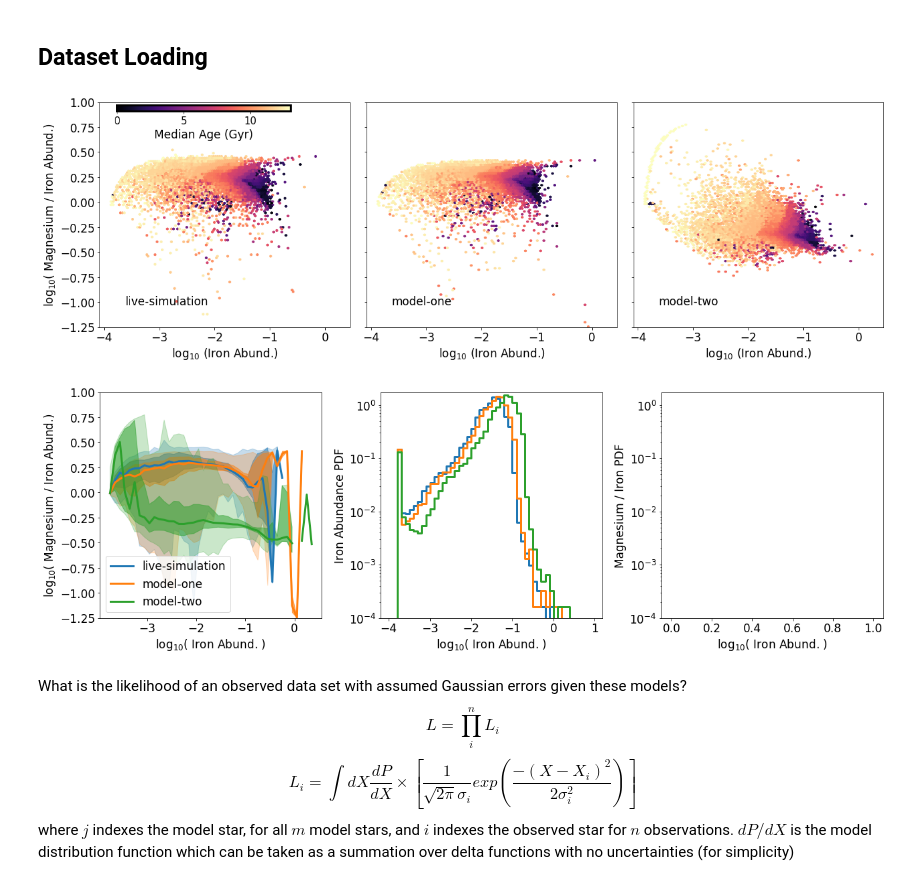
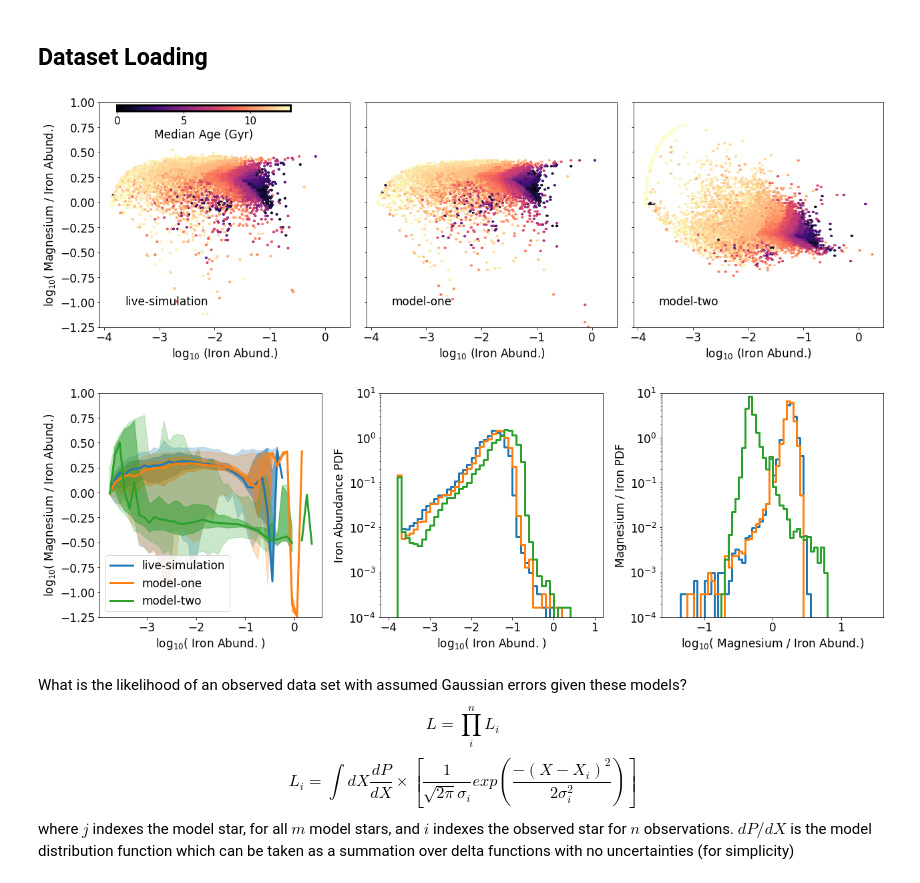
Before and after one commit to aemerick/eeda, a Jupyter notebook: insight/technical_demonstration.ipynb, the cells around one changed output. Saved outputs shown, nothing was run; the diff lists cells and outputs as text; code cells hidden in the pictures.

Commit message:
Final tweaks making sure things look good. Couple headers. Plotting mg/fe abundance plot... forgot this before... oops

```diff
--- a/insight/technical_demonstration.ipynb
+++ b/insight/technical_demonstration.ipynb
@@ -327,13 +341,20 @@ def weighted_median(vals_array):
 
     return weighted_percentile(val, 50.0, weight=weight)
 
+# make sure rc settings are ON
 setup_plots()
-from matplotlib.colors import LogNorm
 
 
 nrow = 1
 ncol = 3
 fs   = 6
+
+#
+#
+# Plot a canonical plot of stellar abundance information
+# for these datasets, comparing the abundance of
+# magnesium and iron in stars, colored by their median age
+#
 
 fig,all_ax = plt.subplots(nrow,ncol,sharex=True,sharey=True)
 fig.set_size_inches(ncol*fs,nrow*fs)
@@ -382,11 +403,10 @@ for i in range(3):
     all_ax[i].set_xlabel(r'log$_{10}$ (Iron Abund.)')
     all_ax[i].set_ylim(-1.25,1.0)
 
-def _set_colorbar_properties(image, axes_coords, color = 'white'):
 
-
-    return cbar
-
+#
+# Place the colorbar nicely and label
+#
 left = 0.1
 upper = 0.91
 cb_ax = fig.add_axes([left,upper,0.2,0.02])
@@ -399,61 +419,72 @@ plt.tight_layout()
 plt.show()
 
 plt.close()
+
+# ----------------------------------------------------------------------------------------
 #
+# Make a second plot showing more details of the particular distributions
 #
+# 1) [Mg/Fe] vs. [Fe/H]
+# 2) [Fe/H] PDF
+# 3  [Mg/Fe] PDF
 #
 
 fig,all_ax = plt.subplots(nrow,ncol)
 fig.set_size_inches(ncol*fs,nrow*fs)
-#fig.subplots_adjust(hspace=0)
 
 #
 # Compare all 3 datasets using running medians
 # and 1 and 3 sigma shading around the median
 #
 for i,name in enumerate(all_df.keys()):
 
+    # compute statistics of mg / iron
+    # as a function of iron
     stats = binned_statistics(all_df[name].fe_over_h, all_df[name].mg_over_fe,
                               bins=np.arange(-4,1.01,0.1), weights = all_df[name].mass)
 
     color = 'C%i'%(i)
+    # plot the median
     all_ax[0].plot(stats['bins_mid'], stats['median'], lw = 3, color = color,
                    label = name, ls = '-')
+
+    # shade in scatter around median
     all_ax[0].fill_between(stats['bins_mid'], stats['percent_16'], stats['percent_84'],
                            color = color, alpha = 0.5)
-
     all_ax[0].fill_between(stats['bins_mid'], stats['percent_0.1'], stats['percent_99'],
                            color = color, alpha = 0.25)
 
+    # use the binned statistics results to plot the iron histogram
     all_ax[1].step(stats['bins_mid'], stats['number']/(1.0*np.sum(1.0*stats['number'])) / stats['bins_diff'], lw = 3, where='mid')
-    #all_ax[1].plot(stats['bins_mid'], stats['1-sigma_range'], lw = 3, color = color)
-    #all_ax[2].plot(stats['bins_mid'], stats['3-sigma_range'], lw = 3, color = color)
 
+    # bin the magnesium over iron data and plot
+    hist,bins = np.histogram(all_df[name].mg_over_fe, bins = np.arange(-1.5,1.51,0.05))
+    all_ax[2].step(0.5*(bins[1:]+bins[:-1]), hist/(1.0*np.sum(hist)) / (bins[1:]-bins[:-1]), lw = 3, where = 'mid')
 
-#ax.plot(stats['bins_mid'], stats['median'])
-#ax.fill_between(stats['bins_mid'], stats['percent_16'],
-#                                    stats['percent_84'], alpha = 0.5,color = 'black')
-#ax.fill_between(stats['bins_mid'], stats['percent_0.1'],
-#                                    stats['percent_99'], alpha = 0.5,color = 'grey')
-#ax.set_xlim(-4,1)
-#ax.set_ylim(-0.6,0.9)
-#plt.tight_layout()
+#
+# Handle all of the plot axes limits and labelling
+#
 all_ax[0].legend(loc='lower left')
 
-for i in range(3):
-    all_ax[i].set_xlabel(r'log$_{10}$( Iron Abund. )')
-all_ax[0].set_ylabel(r'log$_{10}$( Magnesium / Iron Abund.)')
+all_ax[0].set_xlabel(r'log$_{10}$( Iron Abund. )')
+all_ax[1].set_xlabel(r'log$_{10}$( Iron Abund. )')
+all_ax[2].set_xlabel(r'log$_{10}$( Magnesium / Iron Abund.)')
+
 all_ax[0].set_ylim(-1.25,1.0)
+all_ax[1].set_ylim(1.0E-4,10)
+all_ax[2].set_ylim(1.0E-4,10)
+
 all_ax[1].semilogy()
 all_ax[2].semilogy()
-all_ax[1].set_ylim(1.0E-4,1.75)
-all_ax[2].set_ylim(1.0E-4,1.75)
+
+all_ax[0].set_ylabel(r'log$_{10}$( Magnesium / Iron Abund.)')
 all_ax[1].set_ylabel(r'Iron Abundance PDF')
 all_ax[2].set_ylabel(r'Magnesium / Iron PDF')
+
 plt.tight_layout()
 # %% [output]
 [figure]
-[figure, old version]
+[figure, new version]
 # %%
 %%latex
 What is the likelihood of an observed data set with assumed Gaussian errors given these models?
```
Also changed, not shown: parts of 3 cells of this notebook.
